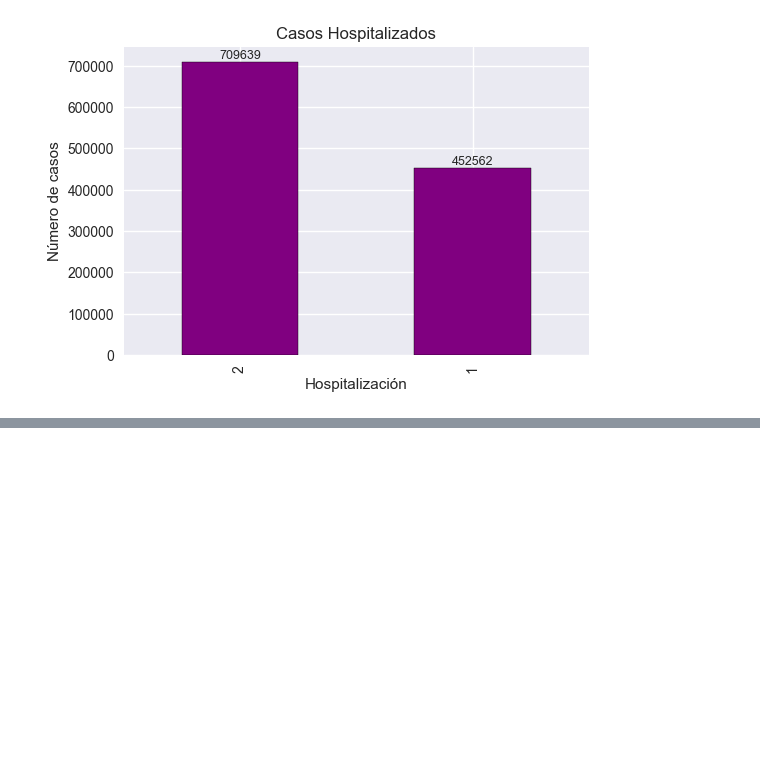
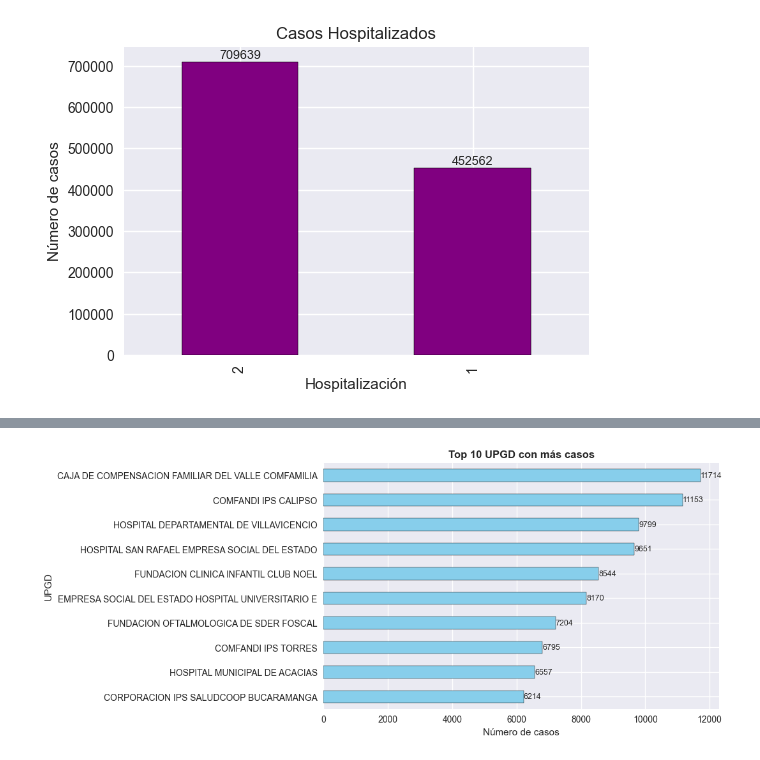
Before and after one commit to cristhianalextorres/etl_project, a Jupyter notebook: EDA_Dengue.ipynb, the cells around one changed output, grey strips where cells are left out. Drawn from its saved outputs; the diff is of its cells as text; code cells hidden in the pictures; blank space fills up the shorter version.

```diff
--- a/EDA_Dengue.ipynb
+++ b/EDA_Dengue.ipynb
@@ -284,0 +319,26 @@ plt.show()
+# %%
+
+# ======================
+# Top 10 UPGD con más casos
+# ======================
+conteo_upgd = df["nom_upgd"].value_counts().head(10)
+
+ax = conteo_upgd.plot(
+    kind="barh",
+    figsize=(8,5),
+    color="skyblue",
+    edgecolor="black"
+)
+
+plt.title("Top 10 UPGD con más casos", fontsize=12, fontweight="bold")
+plt.xlabel("Número de casos")
+plt.ylabel("UPGD")
+
+# Mostrar valores al lado de las barras
+for i, v in enumerate(conteo_upgd):
+    ax.text(v + 5, i, str(v), va="center", fontsize=9)
+
+plt.gca().invert_yaxis()  # Para que el mayor quede arriba
+plt.show()
+# %% [output]
+[figure, added]
```
Also changed, not shown: parts of 14 cells of this notebook, 4 other files.
